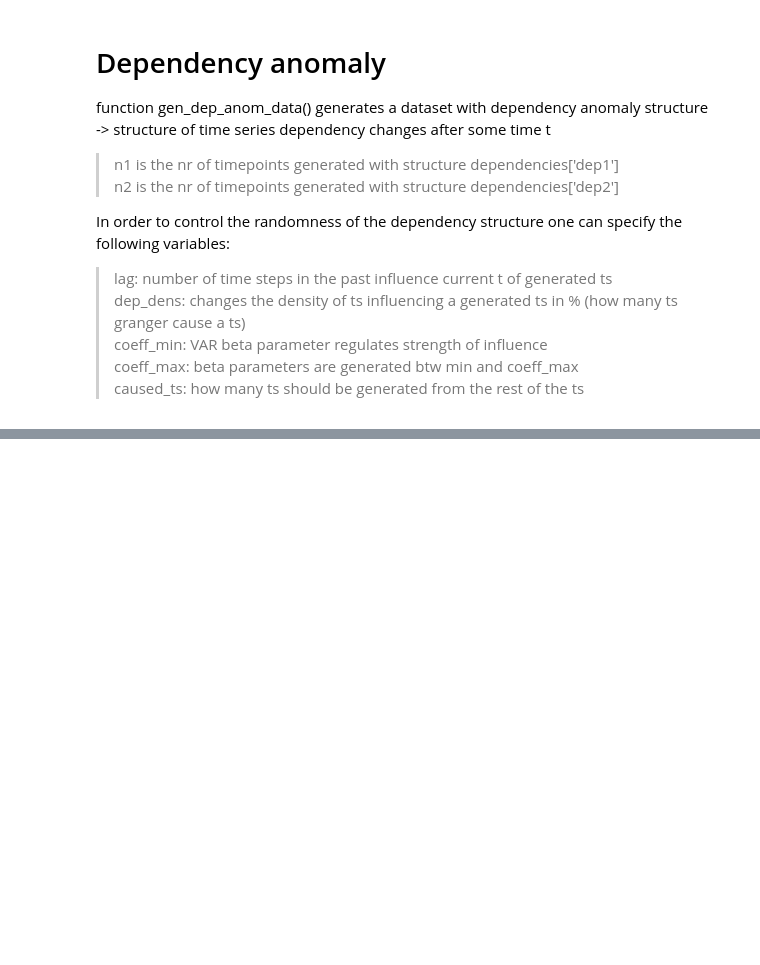
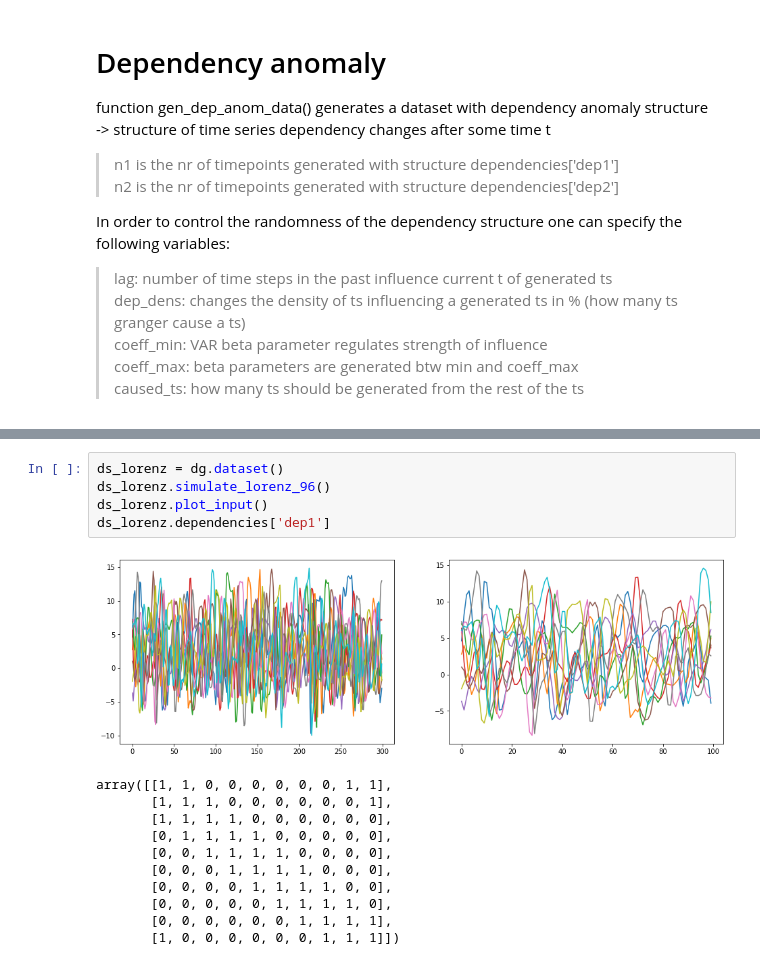
Before and after one commit to NPre1393/pr2, a Jupyter notebook: testing_pipeline/data_generator.ipynb, the cells around one changed output, grey strips where cells are left out. Saved outputs shown, nothing was run; the diff lists cells and outputs as text; blank space fills up the shorter version.

```diff
--- a/testing_pipeline/data_generator.ipynb
+++ b/testing_pipeline/data_generator.ipynb
@@ -55,0 +80,17 @@ Accuracy = 92.00%
+# %%
+ds_lorenz = dg.dataset()
+ds_lorenz.simulate_lorenz_96()
+ds_lorenz.plot_input()
+ds_lorenz.dependencies['dep1']
+# %% [output]
+[figure, added]
+array([[1, 1, 0, 0, 0, 0, 0, 0, 1, 1],
+       [1, 1, 1, 0, 0, 0, 0, 0, 0, 1],
+       [1, 1, 1, 1, 0, 0, 0, 0, 0, 0],
+       [0, 1, 1, 1, 1, 0, 0, 0, 0, 0],
+       [0, 0, 1, 1, 1, 1, 0, 0, 0, 0],
+       [0, 0, 0, 1, 1, 1, 1, 0, 0, 0],
+       [0, 0, 0, 0, 1, 1, 1, 1, 0, 0],
+       [0, 0, 0, 0, 0, 1, 1, 1, 1, 0],
+       [0, 0, 0, 0, 0, 0, 1, 1, 1, 1],
+       [1, 0, 0, 0, 0, 0, 0, 1, 1, 1]])
```
Also changed, not shown: parts of 4 cells of this notebook, 13 other files.
